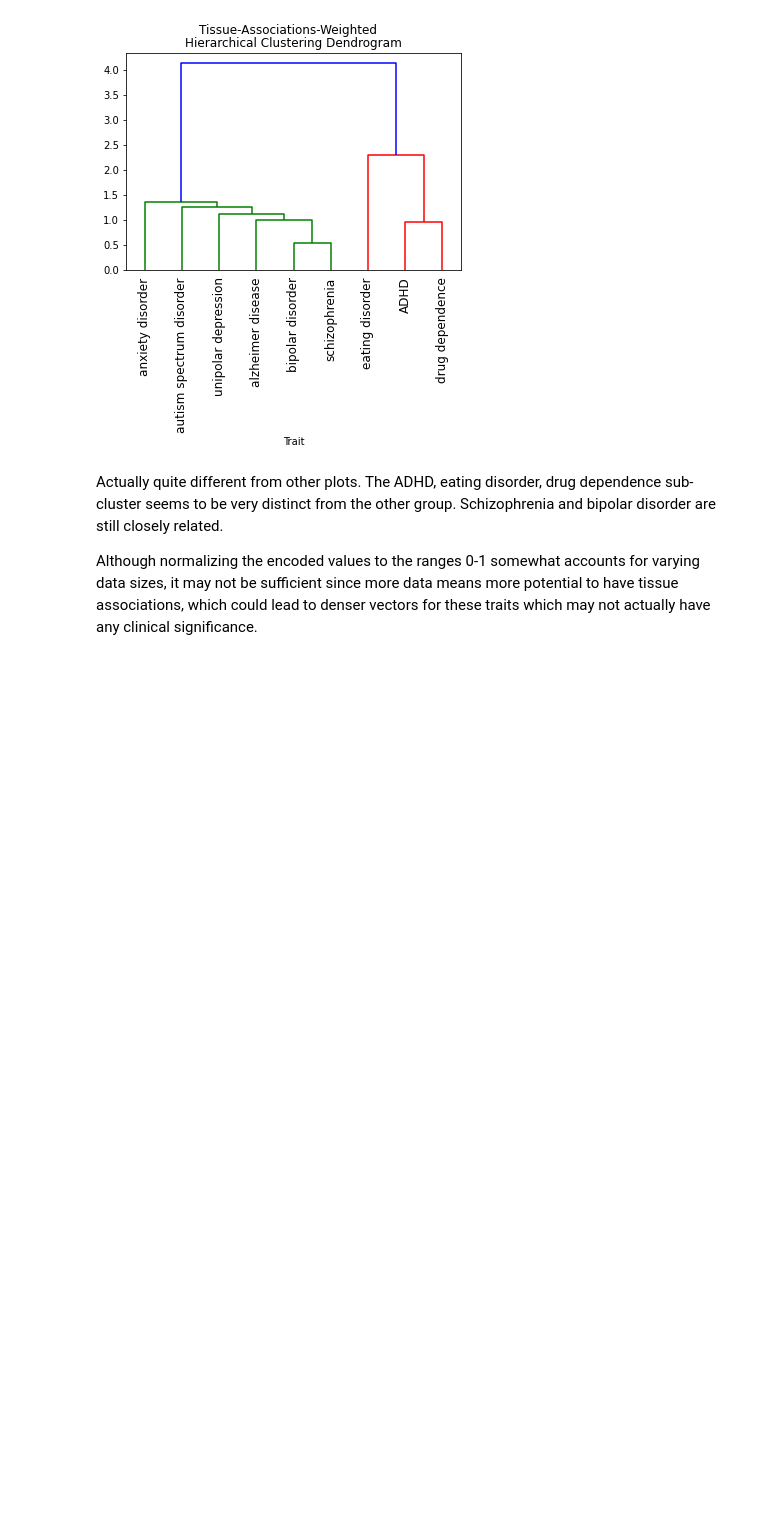
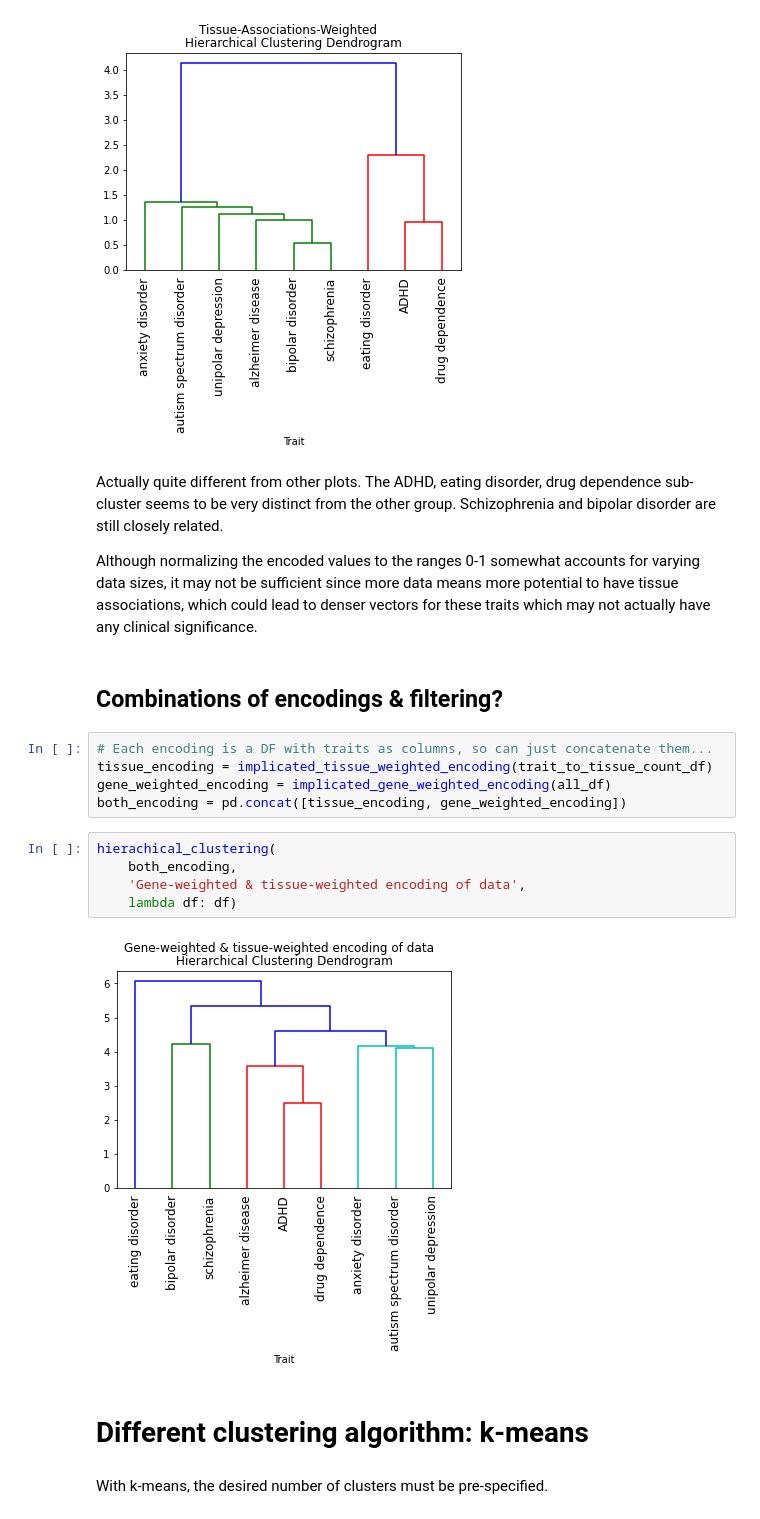
Before and after one commit to jstimes/MentalMap, a Jupyter notebook: notebooks/GWAS_encode_and_cluster.ipynb, the cells around one changed output. Saved outputs shown, nothing was run; the diff lists cells and outputs as text; blank space fills up the shorter version.

```diff
--- a/notebooks/GWAS_encode_and_cluster.ipynb
+++ b/notebooks/GWAS_encode_and_cluster.ipynb
@@ -679,3 +730,21 @@ hierachical_clustering(
 Actually quite different from other plots. The ADHD, eating disorder, drug dependence sub-cluster seems to be very distinct from the other group. Schizophrenia and bipolar disorder are still closely related.
 
 Although normalizing the encoded values to the ranges 0-1 somewhat accounts for varying data sizes, it may not be sufficient since more data means more potential to have tissue associations, which could lead to denser vectors for these traits which may not actually have any clinical significance.
+# %% [markdown]
+## Combinations of encodings & filtering?
+# %%
+# Each encoding is a DF with traits as columns, so can just concatenate them...
+tissue_encoding = implicated_tissue_weighted_encoding(trait_to_tissue_count_df)
+gene_weighted_encoding = implicated_gene_weighted_encoding(all_df)
+both_encoding = pd.concat([tissue_encoding, gene_weighted_encoding])
+# %%
+hierachical_clustering(
+    both_encoding,
+    'Gene-weighted & tissue-weighted encoding of data',
+    lambda df: df)
+# %% [output]
+[figure, added]
+# %% [markdown]
+# Different clustering algorithm: k-means
+# %% [markdown]
+With k-means, the desired number of clusters must be pre-specified.
```
Also changed, not shown: parts of 41 cells of this notebook, 1 other file.
